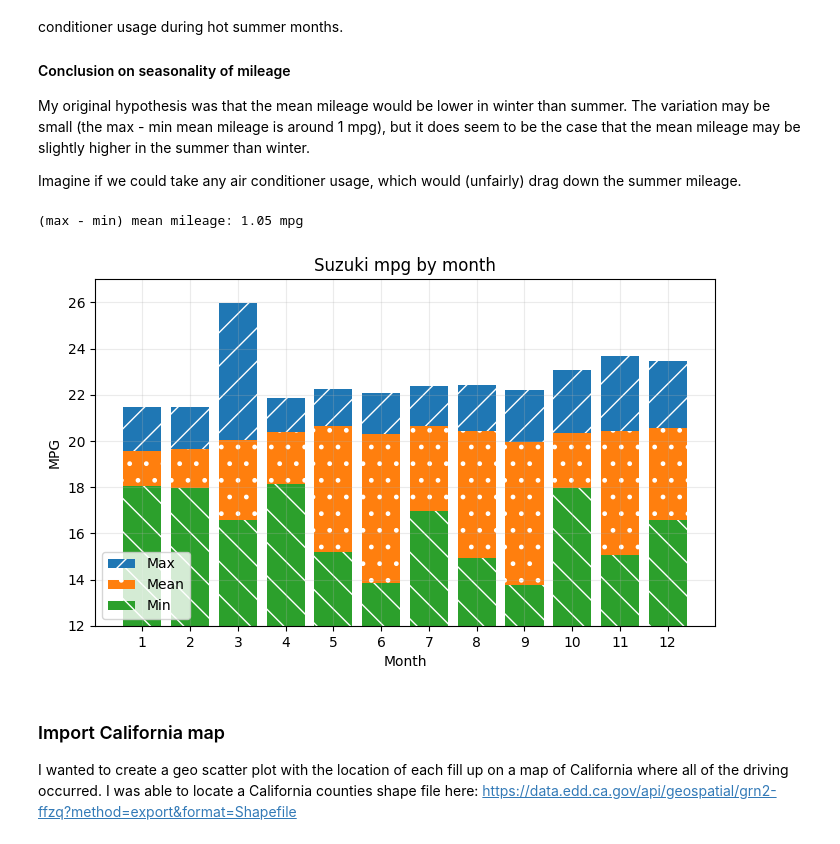
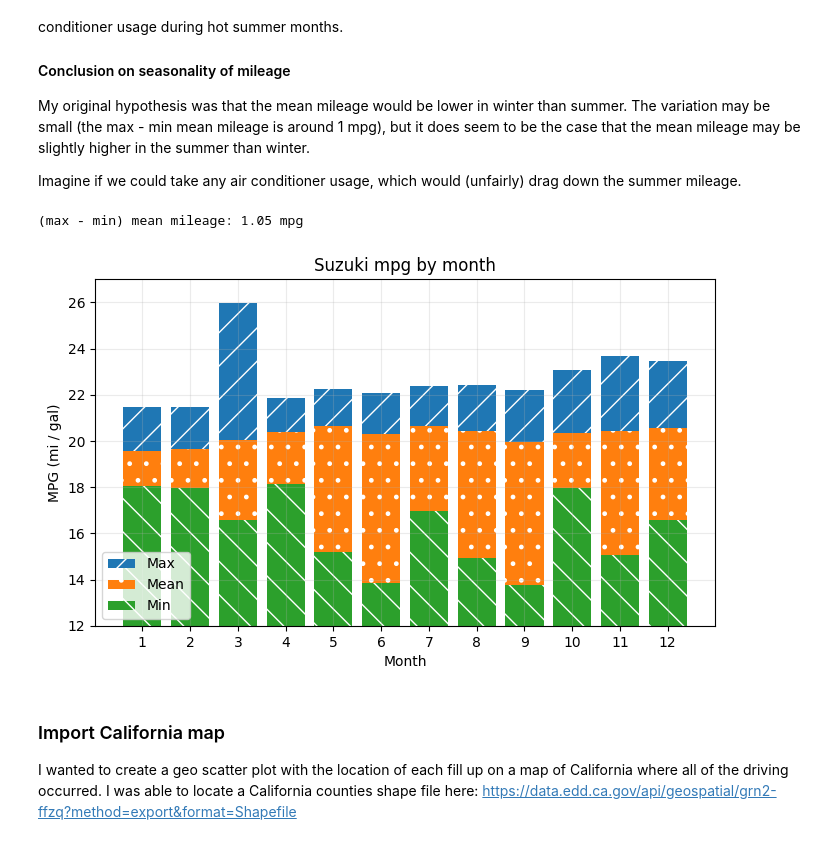
Before and after one commit to ngregorich/suzuki_mileage, a Jupyter notebook: suzuki_mileage.ipynb, the cells around one changed output. Saved outputs shown, nothing was run; the diff lists cells and outputs as text; code cells hidden in the pictures.

```diff
--- a/suzuki_mileage.ipynb
+++ b/suzuki_mileage.ipynb
@@ -782,35 +782,35 @@ ax1.bar(
     linewidth=0,
 )
 ax1.bar(
     [*range(1, 12 + 1)],
     df.groupby(df.index.month).mean(numeric_only=True).mpg,
     label="Mean",
     hatch=".",
     edgecolor="white",
     linewidth=0,
 )
 ax1.bar(
     [*range(1, 12 + 1)],
     df.groupby(df.index.month).min(numeric_only=True).mpg,
     label="Min",
     hatch="\\",
     edgecolor="white",
     linewidth=0,
 )
 ax1.grid(alpha=0.25)
 ax1.legend(loc="lower left")
 ax1.set_ylim(mpg_lim[0], mpg_lim[1])
 ax1.set_xlabel("Month")
-ax1.set_ylabel("MPG")
+ax1.set_ylabel("MPG (mi / gal)")
 ax1.set_xticks(range(1, 12 + 1))
 ax1.set_title("Suzuki mpg by month")
 
 print(
     f"(max - min) mean mileage: {df.groupby(df.index.month).mean(numeric_only=True).mpg.max() - df.groupby(df.index.month).mean(numeric_only=True).mpg.min():.2f} mpg"
 )
 # %% [output]
 (max - min) mean mileage: 1.05 mpg
-[figure, old version]
+[figure, new version]
 # %% [markdown]
  ### Import California map
 
```
Also changed, not shown: parts of 1 cell of this notebook, 1 other file.
